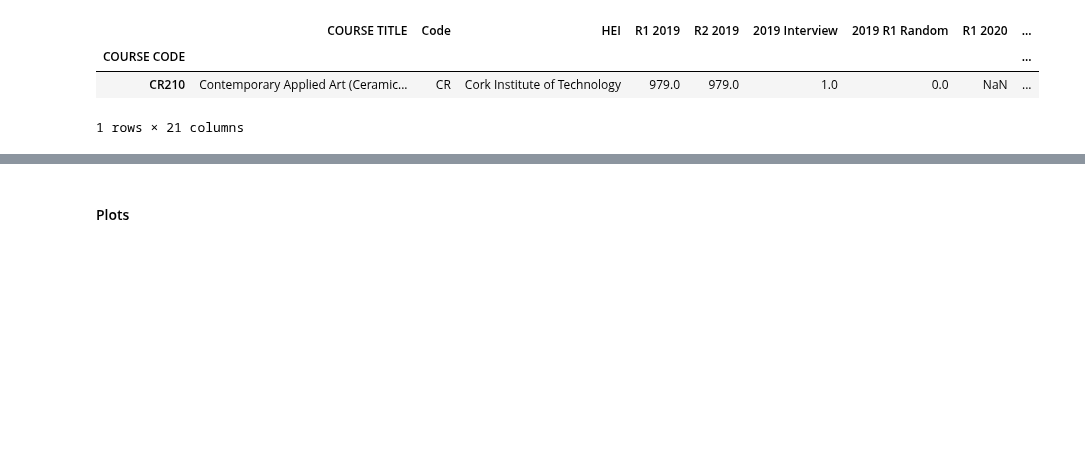
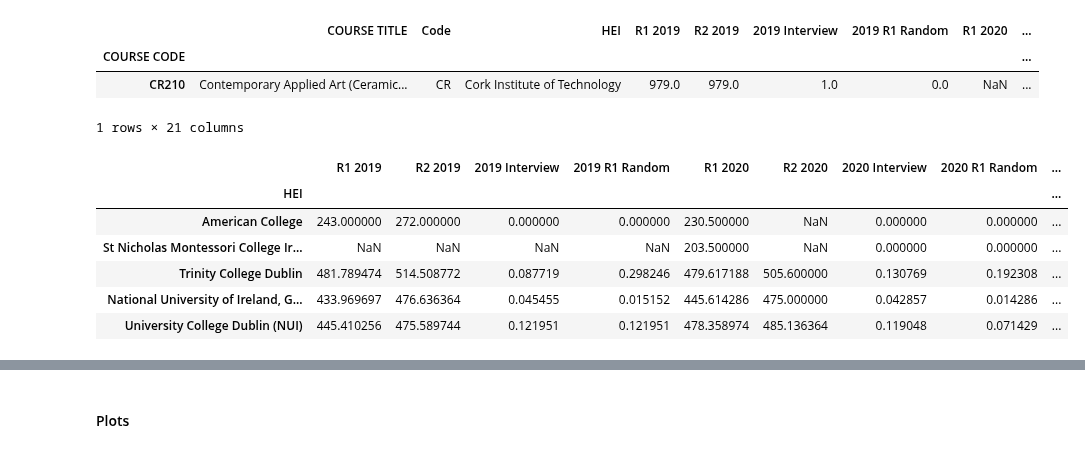
Before and after one commit to przemekbil/FoDA_2021, a Jupyter notebook: cao.ipynb, the cells around one changed output, grey strips where cells are left out. Saved outputs shown, nothing was run; the diff lists cells and outputs as text; code cells hidden in the pictures; blank space fills up the shorter version.

```diff
--- a/cao.ipynb
+++ b/cao.ipynb
@@ -1048,3 +1048,15 @@ allcourses[allcourses['R1 21_to_19'] == allcourses['R1 21_to_19'].min()]
 | COURSE CODE |  |  |  |  |  |  |  |  | ... |
 | CR210 | Contemporary Applied Art (Ceramic... | CR | Cork Institute of Technology | 979.0 | 979.0 | 1.0 | 0.0 | NaN | ... |
 1 rows × 21 columns
+# %%
+# https://www.kite.com/python/answers/how-to-group-a-pandas-dataframe-by-a-column-and-compute-the-mean-of-each-group-in-python
+mean_by_hei = allcourses.groupby('HEI').mean().sort_values(by='R1 21_to_20', ascending=False)
+mean_by_hei.head()
+# %% [output]
+|  | R1 2019 | R2 2019 | 2019 Interview | 2019 R1 Random | R1 2020 | R2 2020 | 2020 Interview | 2020 R1 Random | ... |
+| HEI |  |  |  |  |  |  |  |  | ... |
+| American College | 243.000000 | 272.000000 | 0.000000 | 0.000000 | 230.500000 | NaN | 0.000000 | 0.000000 | ... |
+| St Nicholas Montessori College Ir... | NaN | NaN | NaN | NaN | 203.500000 | NaN | 0.000000 | 0.000000 | ... |
+| Trinity College Dublin | 481.789474 | 514.508772 | 0.087719 | 0.298246 | 479.617188 | 505.600000 | 0.130769 | 0.192308 | ... |
+| National University of Ireland, G... | 433.969697 | 476.636364 | 0.045455 | 0.015152 | 445.614286 | 475.000000 | 0.042857 | 0.014286 | ... |
+| University College Dublin (NUI) | 445.410256 | 475.589744 | 0.121951 | 0.121951 | 478.358974 | 485.136364 | 0.119048 | 0.071429 | ... |
```
Also changed, not shown: parts of 11 cells of this notebook, 18 other files.
